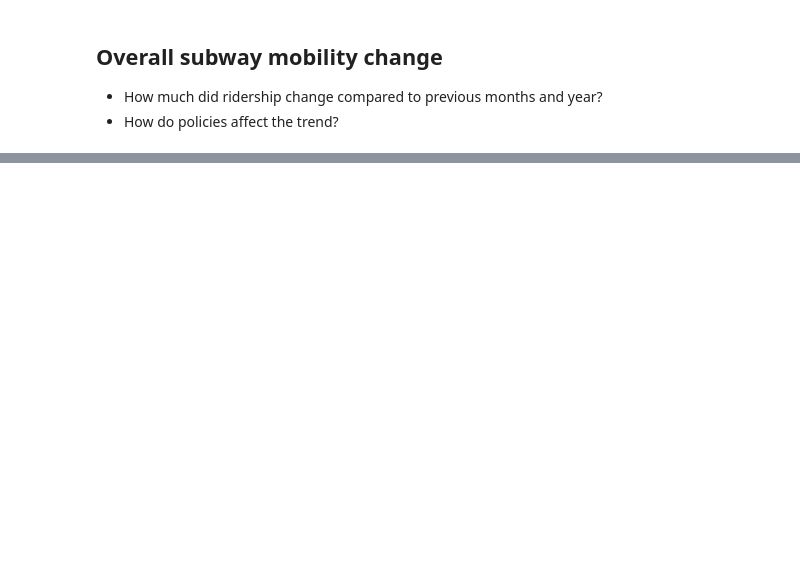
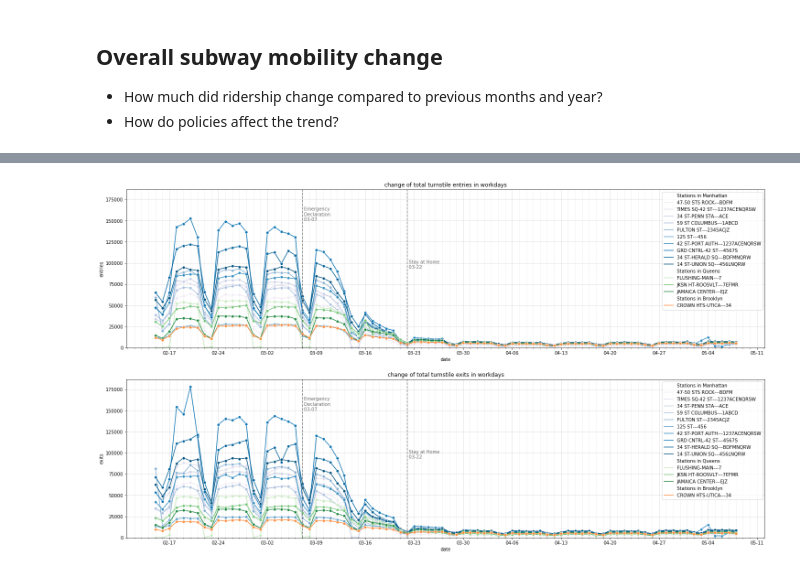
Before and after one commit to mahouoji/MobilityChange, a Jupyter notebook: analysis/turnstile_plots.ipynb, the cells around one changed output, grey strips where cells are left out. Drawn from its saved outputs; the diff is of its cells as text; code cells hidden in the pictures; blank space fills up the shorter version.

```diff
--- a/analysis/turnstile_plots.ipynb
+++ b/analysis/turnstile_plots.ipynb
@@ -172,0 +278,8 @@ plot_total_weekday_change(diff19 ,diff20)
+# %%
+def load_station_line_geolocation(filename):
+    loc = pd.read_csv(filename, low_memory=False)
+    loc.dropna()
+    loc['lines'] = loc['lines'].astype(str)
+    return loc
+station_line_loc = load_station_line_geolocation('../data/turnstile/geocoded_station_lines.csv')
+station_line_loc.head()
@@ -172,0 +293,3 @@ plot_total_weekday_change(diff19 ,diff20)
+# %%
+station_avg_loc = pd.merge(avg, station_line_loc)
+station_avg_loc.head()
@@ -172,0 +303,63 @@ plot_total_weekday_change(diff19 ,diff20)
+# %%
+def plot_top_stations(top_ent, top_exi, total, avg,
+    top_boroughs=['Manhattan','Queens','Brooklyn'], borough_plates=['PuBu', 'Greens', 'Oranges'],
+                      by_percentage=False, legend_config={}, annote=True):
+    #  top stations in regular days, and in April
+    top_stations = pd.concat([top_ent, top_exi]).drop_duplicates()
+    # join average
+    station_avg_loc = pd.merge(top_stations, avg).sort_values('april_avg_entries', ascending=True)
+    print(station_avg_loc[['STATION','lines','borough','april_avg_entries']])
+    # by borough
+    station_by_borough = []
+    for b in top_boroughs:
+        station_by_borough.append(station_avg_loc.loc[station_avg_loc.borough==b])
+    # join total
+    total_by_borough = []
+    for i in range(len(top_boroughs)):
+        station_total = pd.merge(station_by_borough[i], total)
+        station_total['entries by percentage'] = station_total.entries/station_total.regular_avg_entries
+        station_total['exits by percentage'] = station_total.exits/station_total.regular_avg_exits
+        station_total['Stations in ' + top_boroughs[i]] = station_total.STATION + '---' + station_total.lines
+        total_by_borough.append(station_total)
+    # plot lines
+    fig, axs = plt.subplots(nrows=2, figsize=(25, 14))
+    for i in range(len(top_boroughs)):
+        ent_key = 'entries'
+        exi_key = 'exits'
+        if by_percentage:
+            ent_key = 'entries by percentage'
+            exi_key = 'exits by percentage'
+        station_num = len(station_by_borough[i].index)
+        sns.lineplot(ax=axs[0], x="date", y=ent_key, hue='Stations in ' + top_boroughs[i],
+                 palette=sns.color_palette(borough_plates[i], n_colors=station_num),
+                 data=total_by_borough[i], marker='o')
+        sns.lineplot(ax=axs[1], x="date", y=exi_key, hue='Stations in ' + top_boroughs[i],
+                 palette=sns.color_palette(borough_plates[i], n_colors=station_num),
+                 data=total_by_borough[i], marker='o')
+    for ax in axs:
+        ax.xaxis.set_major_locator(mdates.WeekdayLocator(byweekday=MO))
+        ax.xaxis.set_minor_locator(mdates.DayLocator())
+        ax.xaxis.set_major_formatter(mdates.DateFormatter('%m-%d'))
+        ax.grid(linestyle='-',alpha=0.5, which='major')
+        ax.grid(linestyle='-',alpha=0.2, which='minor')
+        ax.legend(**legend_config)
+    # same y scale in both plots
+    ylim = axs[1].get_ylim()
+    axs[0].set_ylim(0, ylim[1])
+    axs[1].set_ylim(0, ylim[1])
+    # annotations
+    if annote:
+        for i, ax in enumerate(axs):
+            # dates
+            # 3-7 emergency declaration
+            axs[i].axvline(x=dt.datetime(2020,3,7), linestyle='dashed', color='dimgray', alpha=0.8)
+            axs[i].text(x=dt.datetime(2020,3,7), y=ylim[1]*0.8,
+                        s=' Emergency\n Declaration\n 03-07', color='dimgray')
+            # 3-22 stay at home
+            axs[i].axvline(x=dt.datetime(2020,3,22), linestyle='dashed', color='dimgray', alpha=0.8)
+            axs[i].text(x=dt.datetime(2020,3,22), y=ylim[1]*0.5, s=' Stay at Home\n 03-22', color='dimgray')
+        axs[0].title.set_text('change of total turnstile entries in workdays')
+    axs[1].title.set_text('change of total turnstile exits in workdays')
+    plt.show()
+plot_top_stations(top_ent, top_exi, total.loc[total.date >= pd.to_datetime('2020-02-15')], station_avg_loc)
+# %% [output]
@@ -172,0 +381 @@ plot_total_weekday_change(diff19 ,diff20)
+[figure, added]
```
Also changed, not shown: parts of 20 cells of this notebook, 4 other files.
